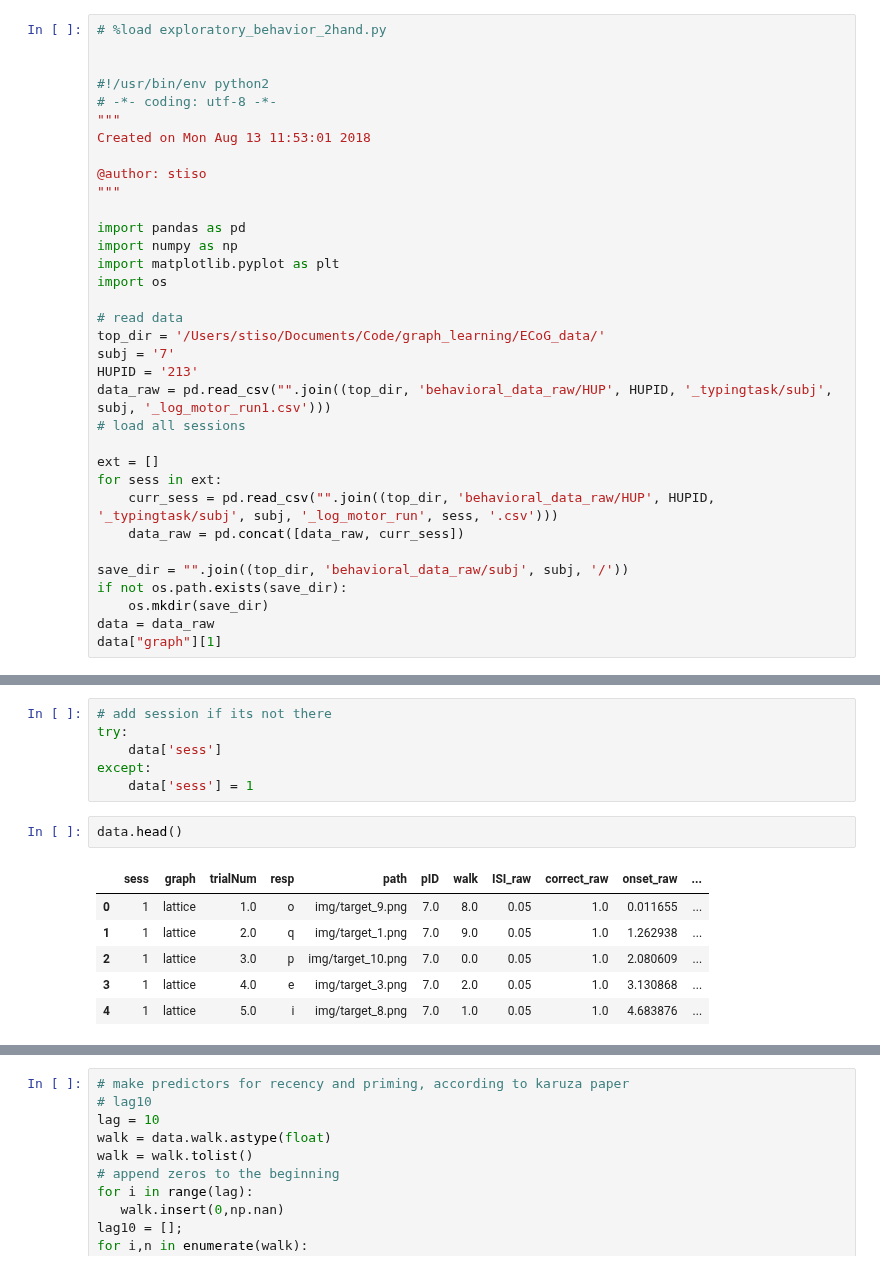
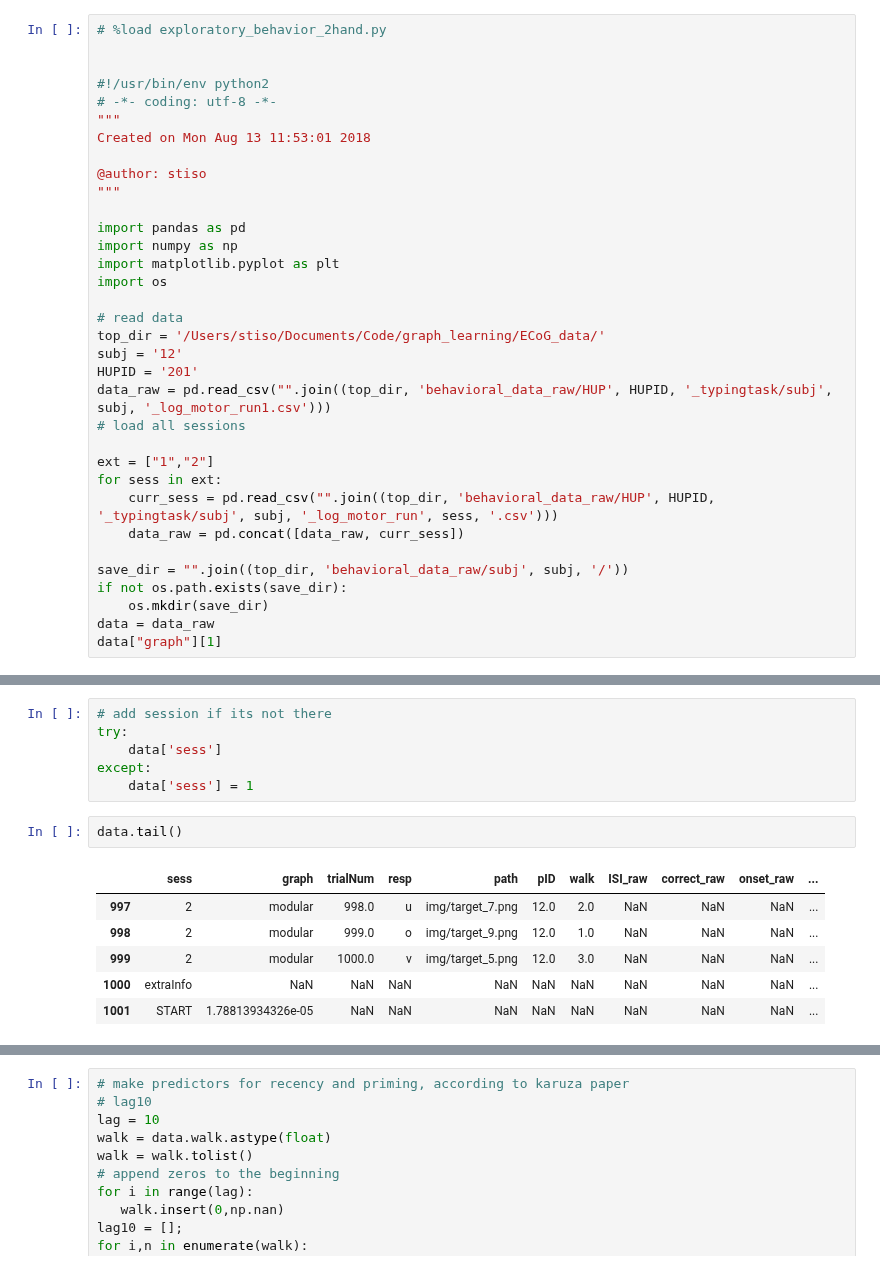
Before and after one commit to jastiso/statistical_learning, a Jupyter notebook: scripts/behavior/single_subject_behavior.ipynb, the cells around one changed output, grey strips where cells are left out. Saved outputs shown, nothing was run; the diff lists cells and outputs as text.

```diff
--- a/scripts/behavior/single_subject_behavior.ipynb
+++ b/scripts/behavior/single_subject_behavior.ipynb
@@ -17,12 +17,12 @@ import os
 
 # read data
 top_dir = '/Users/stiso/Documents/Code/graph_learning/ECoG_data/'
-subj = '7'
-HUPID = '213'
+subj = '12'
+HUPID = '201'
 data_raw = pd.read_csv("".join((top_dir, 'behavioral_data_raw/HUP', HUPID, '_typingtask/subj', subj, '_log_motor_run1.csv')))
 # load all sessions
 
-ext = []
+ext = ["1","2"]
 for sess in ext:
     curr_sess = pd.read_csv("".join((top_dir, 'behavioral_data_raw/HUP', HUPID, '_typingtask/subj', subj, '_log_motor_run', sess, '.csv')))
     data_raw = pd.concat([data_raw, curr_sess])
@@ -62,14 +65,14 @@ try:
 except:
     data['sess'] = 1
 # %%
-data.head()
+data.tail()
 # %% [output]
 |  | sess | graph | trialNum | resp | path | pID | walk | ISI_raw | correct_raw | onset_raw | ... |
-| 0 | 1 | lattice | 1.0 | o | img/target_9.png | 7.0 | 8.0 | 0.05 | 1.0 | 0.011655 | ... |
-| 1 | 1 | lattice | 2.0 | q | img/target_1.png | 7.0 | 9.0 | 0.05 | 1.0 | 1.262938 | ... |
-| 2 | 1 | lattice | 3.0 | p | img/target_10.png | 7.0 | 0.0 | 0.05 | 1.0 | 2.080609 | ... |
-| 3 | 1 | lattice | 4.0 | e | img/target_3.png | 7.0 | 2.0 | 0.05 | 1.0 | 3.130868 | ... |
-| 4 | 1 | lattice | 5.0 | i | img/target_8.png | 7.0 | 1.0 | 0.05 | 1.0 | 4.683876 | ... |
+| 997 | 2 | modular | 998.0 | u | img/target_7.png | 12.0 | 2.0 | NaN | NaN | NaN | ... |
+| 998 | 2 | modular | 999.0 | o | img/target_9.png | 12.0 | 1.0 | NaN | NaN | NaN | ... |
+| 999 | 2 | modular | 1000.0 | v | img/target_5.png | 12.0 | 3.0 | NaN | NaN | NaN | ... |
+| 1000 | extraInfo | NaN | NaN | NaN | NaN | NaN | NaN | NaN | NaN | NaN | ... |
+| 1001 | START | 1.78813934326e-05 | NaN | NaN | NaN | NaN | NaN | NaN | NaN | NaN | ... |
 # %%
 # Basic preprocessing
 
```
Also changed, not shown: parts of 12 cells of this notebook, 10 other files.
